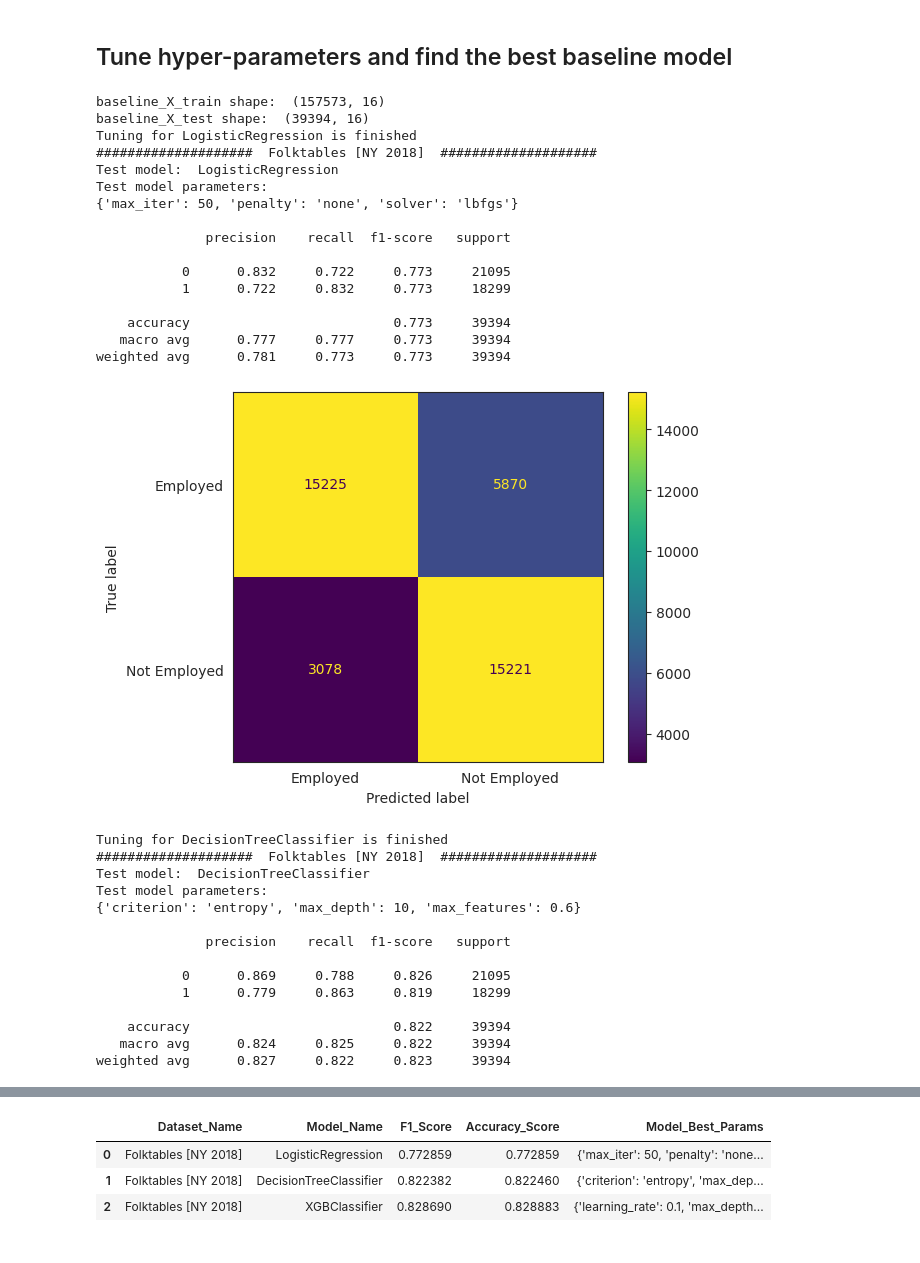
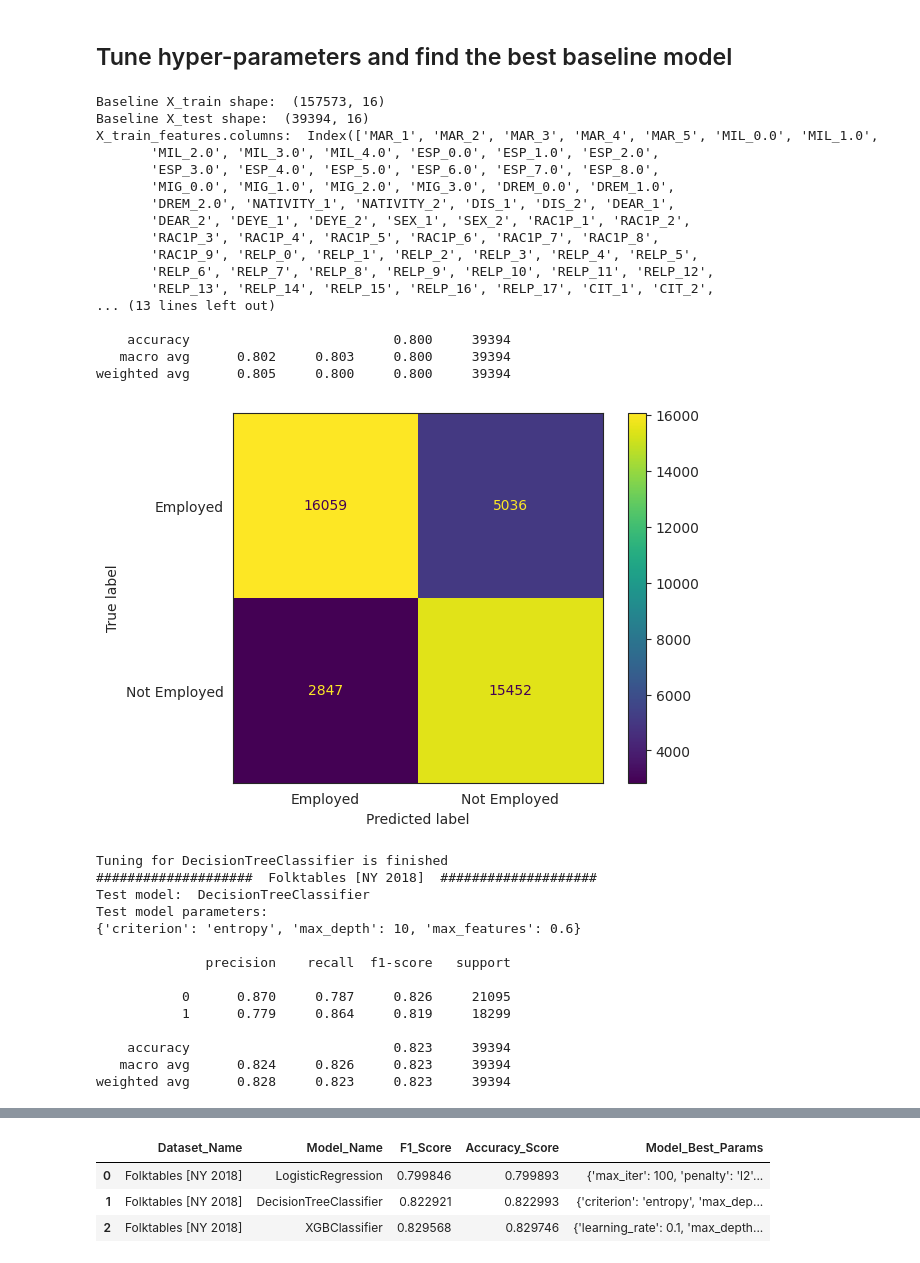
Before and after one commit to FalaahArifKhan/RAI-summer-stability, a Jupyter notebook: column_pipelines/Baseline_Model.ipynb, the cells around one changed output, grey strips where cells are left out. Cells and saved outputs as stored; diff of their text form; code cells hidden in the pictures.

Commit message:
Added baseline model results after one-hot encoding

```diff
--- a/column_pipelines/Baseline_Model.ipynb
+++ b/column_pipelines/Baseline_Model.ipynb
@@ -77,27 +80,28 @@ dtype: int64
 # %%
 # Copy datasets for tuning to avoid confusion with datasets for imputations
 baseline_X_data, baseline_y_data = X_data.copy(deep=True), y_data.copy(deep=True)
 
-ML_baseline_results_df = test_baseline_models(baseline_X_data, baseline_y_data)
+ML_baseline_results_df = test_baseline_models(baseline_X_data, baseline_y_data, COLUMN_TO_TYPE['categorical'], COLUMN_TO_TYPE['numerical'])
 ML_baseline_results_df
 # %% [output]
-baseline_X_train shape:  (157573, 16)
-baseline_X_test shape:  (39394, 16)
-Tuning for LogisticRegression is finished
-####################  Folktables [NY 2018]  ####################
-Test model:  LogisticRegression
-Test model parameters:
-{'max_iter': 50, 'penalty': 'none', 'solver': 'lbfgs'}
+Baseline X_train shape:  (157573, 16)
+Baseline X_test shape:  (39394, 16)
+X_train_features.columns:  Index(['MAR_1', 'MAR_2', 'MAR_3', 'MAR_4', 'MAR_5', 'MIL_0.0', 'MIL_1.0',
+       'MIL_2.0', 'MIL_3.0', 'MIL_4.0', 'ESP_0.0', 'ESP_1.0', 'ESP_2.0',
+       'ESP_3.0', 'ESP_4.0', 'ESP_5.0', 'ESP_6.0', 'ESP_7.0', 'ESP_8.0',
+       'MIG_0.0', 'MIG_1.0', 'MIG_2.0', 'MIG_3.0', 'DREM_0.0', 'DREM_1.0',
+       'DREM_2.0', 'NATIVITY_1', 'NATIVITY_2', 'DIS_1', 'DIS_2', 'DEAR_1',
+       'DEAR_2', 'DEYE_1', 'DEYE_2', 'SEX_1', 'SEX_2', 'RAC1P_1', 'RAC1P_2',
+       'RAC1P_3', 'RAC1P_4', 'RAC1P_5', 'RAC1P_6', 'RAC1P_7', 'RAC1P_8',
+       'RAC1P_9', 'RELP_0', 'RELP_1', 'RELP_2', 'RELP_3', 'RELP_4', 'RELP_5',
+       'RELP_6', 'RELP_7', 'RELP_8', 'RELP_9', 'RELP_10', 'RELP_11', 'RELP_12',
+       'RELP_13', 'RELP_14', 'RELP_15', 'RELP_16', 'RELP_17', 'CIT_1', 'CIT_2',
+... (13 lines left out)
 
-              precision    recall  f1-score   support
-
-           0      0.832     0.722     0.773     21095
-           1      0.722     0.832     0.773     18299
-
-    accuracy                          0.773     39394
-   macro avg      0.777     0.777     0.773     39394
-weighted avg      0.781     0.773     0.773     39394
+    accuracy                          0.800     39394
+   macro avg      0.802     0.803     0.800     39394
+weighted avg      0.805     0.800     0.800     39394
-[figure, old version]
+[figure, new version]
 Tuning for DecisionTreeClassifier is finished
 ####################  Folktables [NY 2018]  ####################
 Test model:  DecisionTreeClassifier
@@ -106,12 +110,12 @@ Test model parameters:
 
               precision    recall  f1-score   support
 
-           0      0.869     0.788     0.826     21095
-           1      0.779     0.863     0.819     18299
+           0      0.870     0.787     0.826     21095
+           1      0.779     0.864     0.819     18299
 
-    accuracy                          0.822     39394
-   macro avg      0.824     0.825     0.822     39394
-weighted avg      0.827     0.822     0.823     39394
+    accuracy                          0.823     39394
+   macro avg      0.824     0.826     0.823     39394
+weighted avg      0.828     0.823     0.823     39394
 [figure]
 Tuning for XGBClassifier is finished
 ####################  Folktables [NY 2018]  ####################
@@ -133,8 +137,8 @@ weighted avg      0.832     0.829     0.829     39394
 [figure]
 |  | Dataset_Name | Model_Name | F1_Score | Accuracy_Score | Model_Best_Params |
-| 0 | Folktables [NY 2018] | LogisticRegression | 0.772859 | 0.772859 | {'max_iter': 50, 'penalty': 'none... |
-| 1 | Folktables [NY 2018] | DecisionTreeClassifier | 0.822382 | 0.822460 | {'criterion': 'entropy', 'max_dep... |
-| 2 | Folktables [NY 2018] | XGBClassifier | 0.828690 | 0.828883 | {'learning_rate': 0.1, 'max_depth... |
+| 0 | Folktables [NY 2018] | LogisticRegression | 0.799846 | 0.799893 | {'max_iter': 100, 'penalty': 'l2'... |
+| 1 | Folktables [NY 2018] | DecisionTreeClassifier | 0.822921 | 0.822993 | {'criterion': 'entropy', 'max_dep... |
+| 2 | Folktables [NY 2018] | XGBClassifier | 0.829568 | 0.829746 | {'learning_rate': 0.1, 'max_depth... |
 # %%
 for index, row in ML_baseline_results_df.iterrows():
     print(f'\n\nModel name: {row["Model_Name"]}')
```
Also changed, not shown: parts of 4 cells of this notebook, 3 other files.
